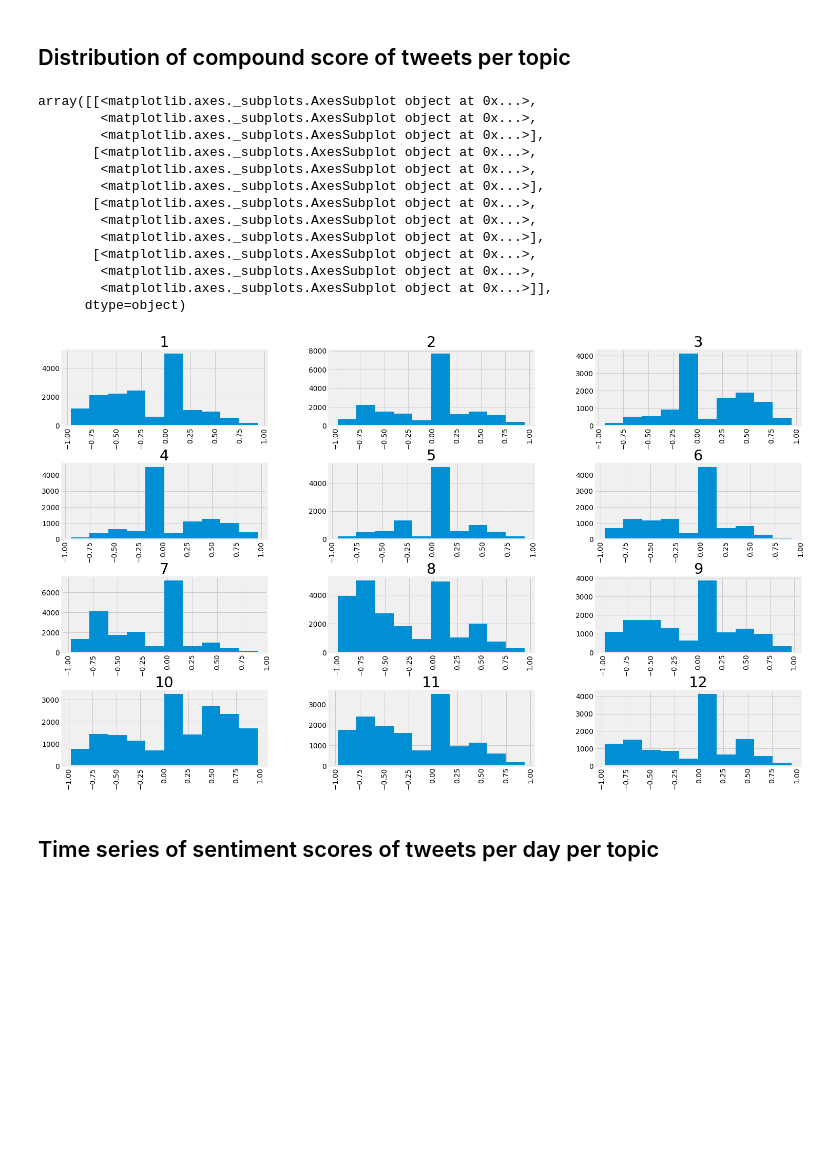
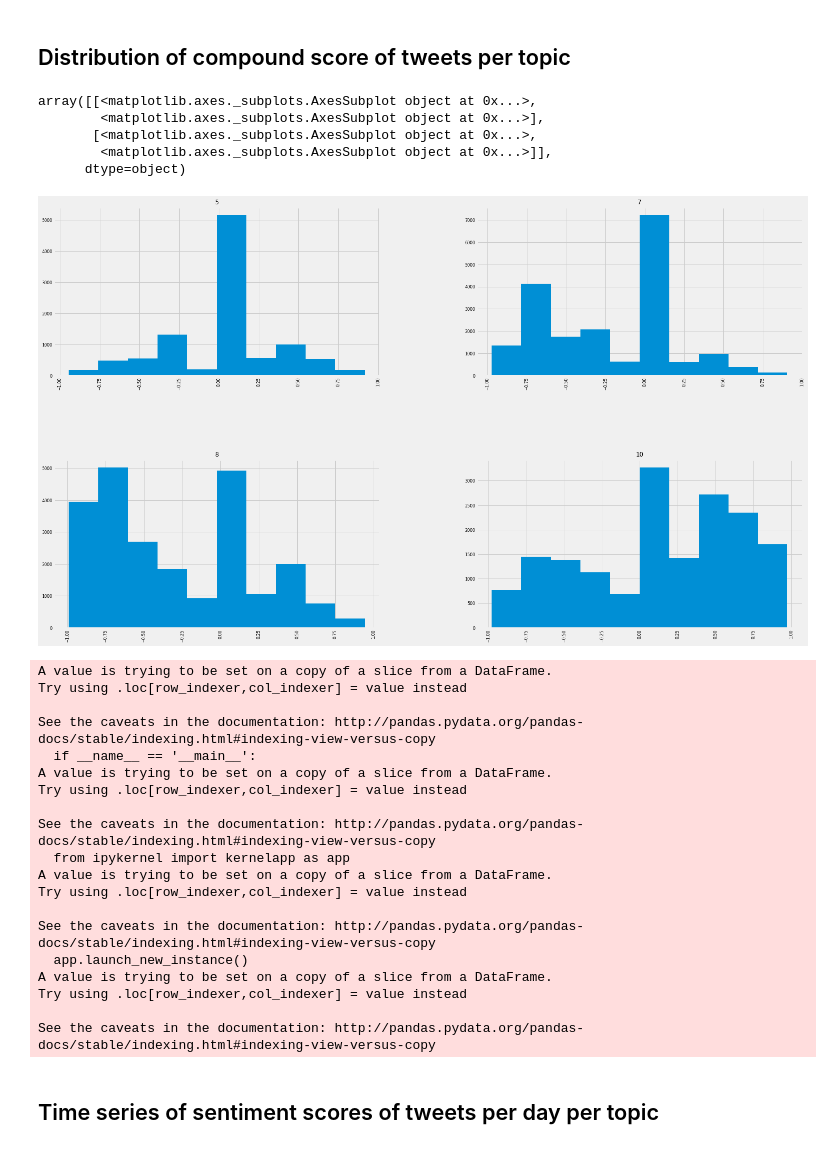
Before and after one commit to opardo/BlackLivesMatter, a Jupyter notebook: Vader_LIWC/Topics_sentimentstimeseries.ipynb, the cells around one changed output. Saved outputs shown, nothing was run; the diff lists cells and outputs as text; code cells hidden in the pictures; blank space fills up the shorter version.

```diff
--- a/Vader_LIWC/Topics_sentimentstimeseries.ipynb
+++ b/Vader_LIWC/Topics_sentimentstimeseries.ipynb
@@ -96,23 +99,43 @@ def print_full(x):
     pd.reset_option('display.width')
     pd.reset_option('display.float_format')
     pd.reset_option('display.max_colwidth')
+# %%
+#Choose the main 4 topics
+four_topics = merged_df_2[merged_df_2['Dominant_Topic'].isin([5,7,8,10])]
 # %%
-merged_df_2['compound'].hist(by=merged_df_2['Dominant_Topic'], figsize=(25,15))
+four_topics['compound'].hist(by=four_topics['Dominant_Topic'], figsize=(25,15))
 # %% [output]
 array([[<matplotlib.axes._subplots.AxesSubplot object at 0x...>,
-        <matplotlib.axes._subplots.AxesSubplot object at 0x...>,
         <matplotlib.axes._subplots.AxesSubplot object at 0x...>],
        [<matplotlib.axes._subplots.AxesSubplot object at 0x...>,
-        <matplotlib.axes._subplots.AxesSubplot object at 0x...>,
-        <matplotlib.axes._subplots.AxesSubplot object at 0x...>],
-       [<matplotlib.axes._subplots.AxesSubplot object at 0x...>,
-        <matplotlib.axes._subplots.AxesSubplot object at 0x...>,
-        <matplotlib.axes._subplots.AxesSubplot object at 0x...>],
-       [<matplotlib.axes._subplots.AxesSubplot object at 0x...>,
-        <matplotlib.axes._subplots.AxesSubplot object at 0x...>,
         <matplotlib.axes._subplots.AxesSubplot object at 0x...>]],
       dtype=object)
-[figure, old version]
+[figure, new version]
+# %%
+four_topics['Dominant_Topic'] = four_topics['Dominant_Topic'].replace(5, 'Funeral')
+four_topics['Dominant_Topic'] = four_topics['Dominant_Topic'].replace(7, 'Facts about the shooting')
+four_topics['Dominant_Topic'] = four_topics['Dominant_Topic'].replace(8, 'Racism')
+four_topics['Dominant_Topic'] = four_topics['Dominant_Topic'].replace(10, 'Solidarity & Justice')
+# %% [output]
+A value is trying to be set on a copy of a slice from a DataFrame.
+Try using .loc[row_indexer,col_indexer] = value instead
+
+See the caveats in the documentation: http://pandas.pydata.org/pandas-docs/stable/indexing.html#indexing-view-versus-copy
+  if __name__ == '__main__':
+A value is trying to be set on a copy of a slice from a DataFrame.
+Try using .loc[row_indexer,col_indexer] = value instead
+
+See the caveats in the documentation: http://pandas.pydata.org/pandas-docs/stable/indexing.html#indexing-view-versus-copy
+  from ipykernel import kernelapp as app
+A value is trying to be set on a copy of a slice from a DataFrame.
+Try using .loc[row_indexer,col_indexer] = value instead
+
+See the caveats in the documentation: http://pandas.pydata.org/pandas-docs/stable/indexing.html#indexing-view-versus-copy
+  app.launch_new_instance()
+A value is trying to be set on a copy of a slice from a DataFrame.
+Try using .loc[row_indexer,col_indexer] = value instead
+
+See the caveats in the documentation: http://pandas.pydata.org/pandas-docs/stable/indexing.html#indexing-view-versus-copy
 # %% [markdown]
 ## Time series of  sentiment scores of tweets per day per topic
 # %%
```
Also changed, not shown: parts of 18 cells of this notebook.
